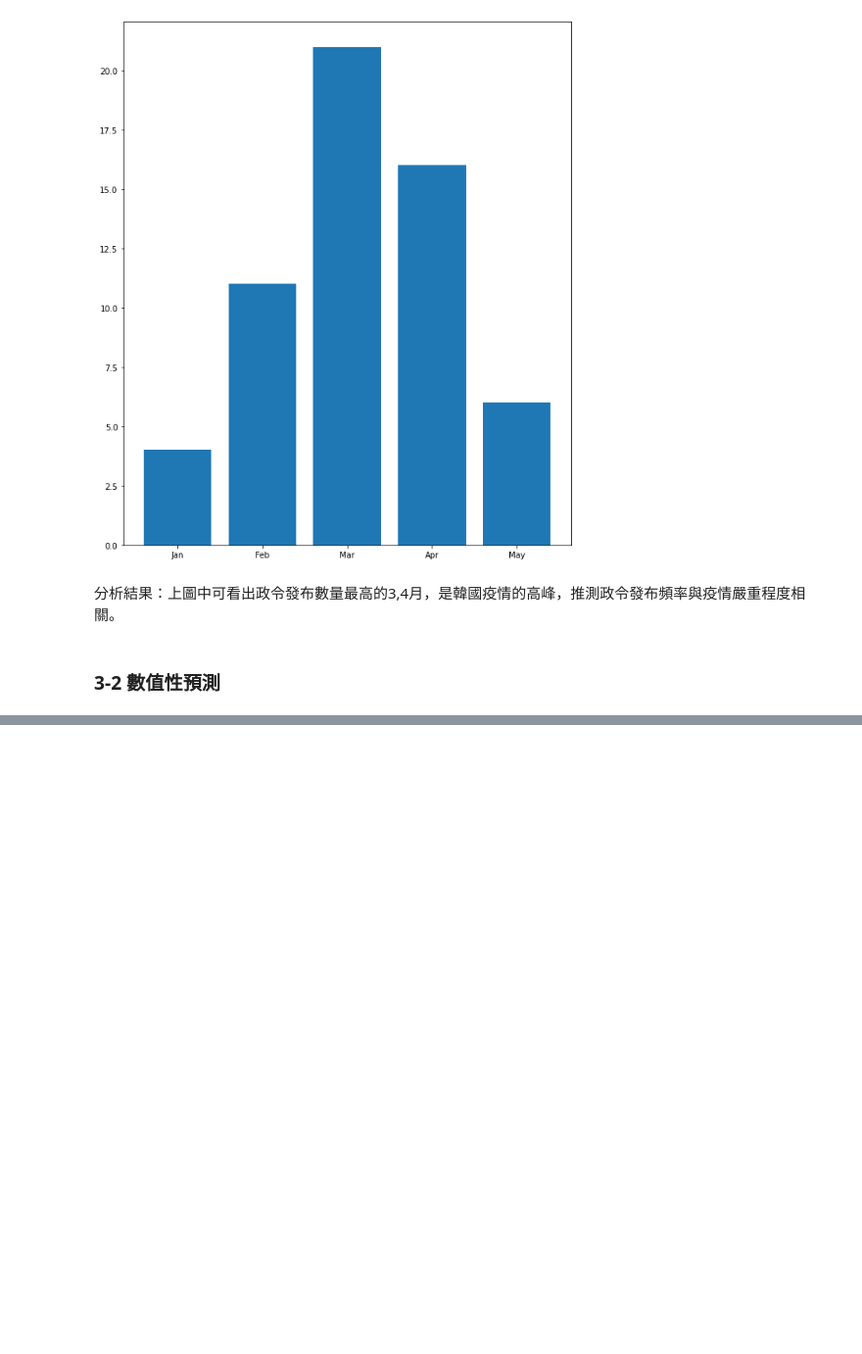
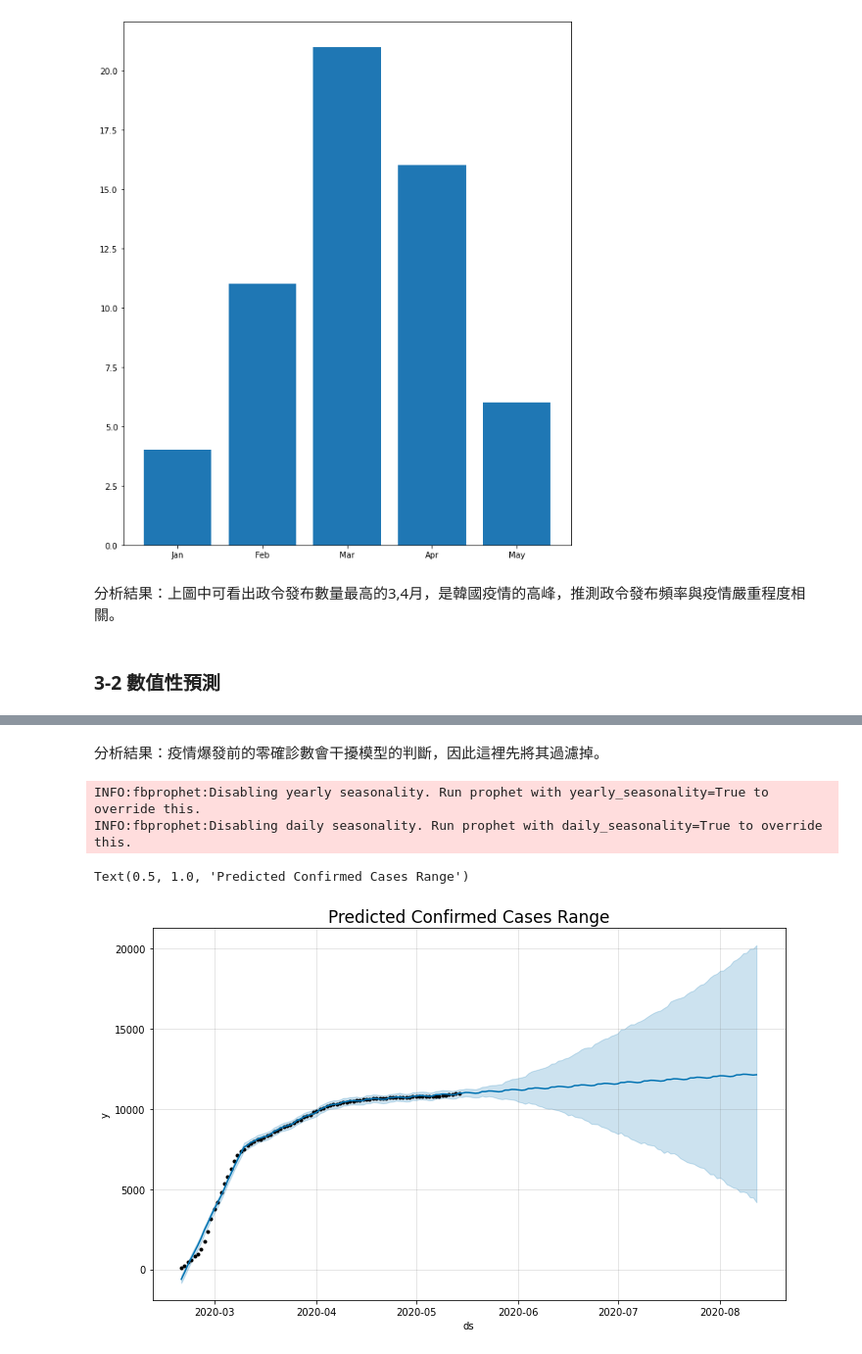
Before and after one commit to JeKuan/FDA_KOREA, a Jupyter notebook: Integrated.ipynb, the cells around one changed output, grey strips where cells are left out. Shown at 98% size. Saved outputs shown, nothing was run; the diff lists cells and outputs as text; code cells hidden in the pictures; blank space fills up the shorter version.

```diff
--- a/Integrated.ipynb
+++ b/Integrated.ipynb
@@ -2417,0 +2478,20 @@ bar = ax.bar(month, policy_count)
+# %% [markdown]
+分析結果：疫情爆發前的零確診數會干擾模型的判斷，因此這裡先將其過濾掉。
+# %%
+confirmed_time = time
+confirmed_time['date'] = pd.to_datetime(confirmed_time['date'])
+confirmed_time = confirmed_time[confirmed_time['date'] >= pd.datetime(2020,2,20)]
+confirmed_time['ds'] = confirmed_time['date']
+confirmed_time['y'] = confirmed_time['confirmed']
+# 定義模型
+model = Prophet()
+model.fit(confirmed_time)
+future = model.make_future_dataframe(periods=90) #forecasting for 1 year from now.
+forecast = model.predict(future)
+model.plot(forecast)
+plt.title('Predicted Confirmed Cases Range', fontsize=17)
+# %% [output]
+INFO:fbprophet:Disabling yearly seasonality. Run prophet with yearly_seasonality=True to override this.
+INFO:fbprophet:Disabling daily seasonality. Run prophet with daily_seasonality=True to override this.
+Text(0.5, 1.0, 'Predicted Confirmed Cases Range')
+[figure, added]
```
Also changed, not shown: parts of 24 cells of this notebook, 1 other file.
